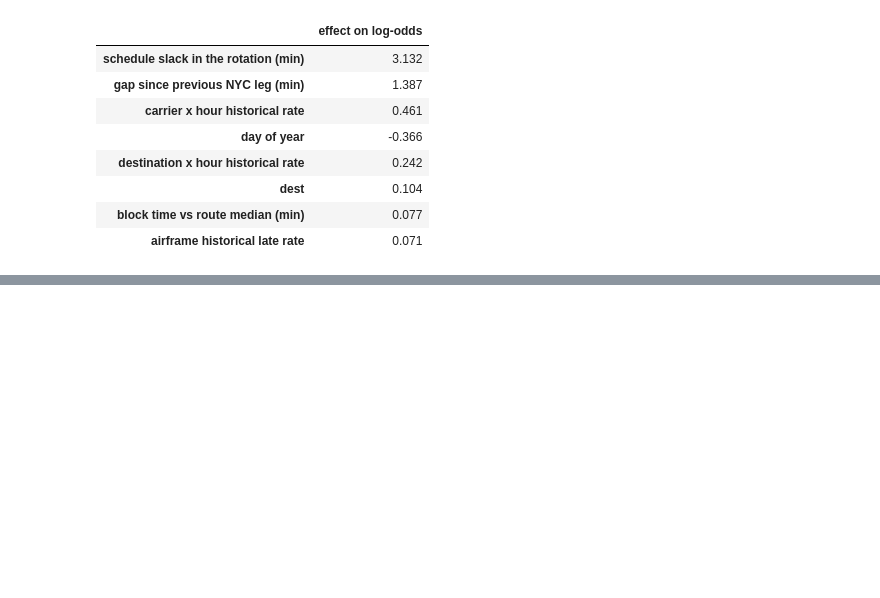
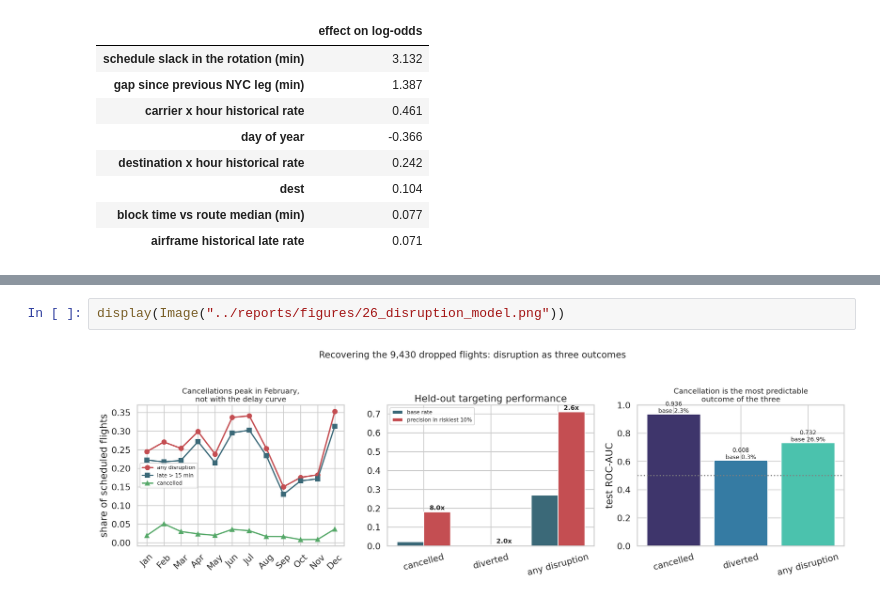
Before and after one commit to AngadKumar16/reverie-hacks, a Jupyter notebook: notebooks/01_walkthrough.ipynb, the cells around one changed output, grey strips where cells are left out. Cells and saved outputs as stored; diff of their text form; blank space fills up the shorter version.

```diff
--- a/notebooks/01_walkthrough.ipynb
+++ b/notebooks/01_walkthrough.ipynb
@@ -295,0 +334,4 @@ predicted risk 98%  |  actually arrived +128 min
+# %%
+display(Image("../reports/figures/26_disruption_model.png"))
+# %% [output]
+[figure, added]
```
Also changed, not shown: parts of 12 cells of this notebook, 6 other files.
